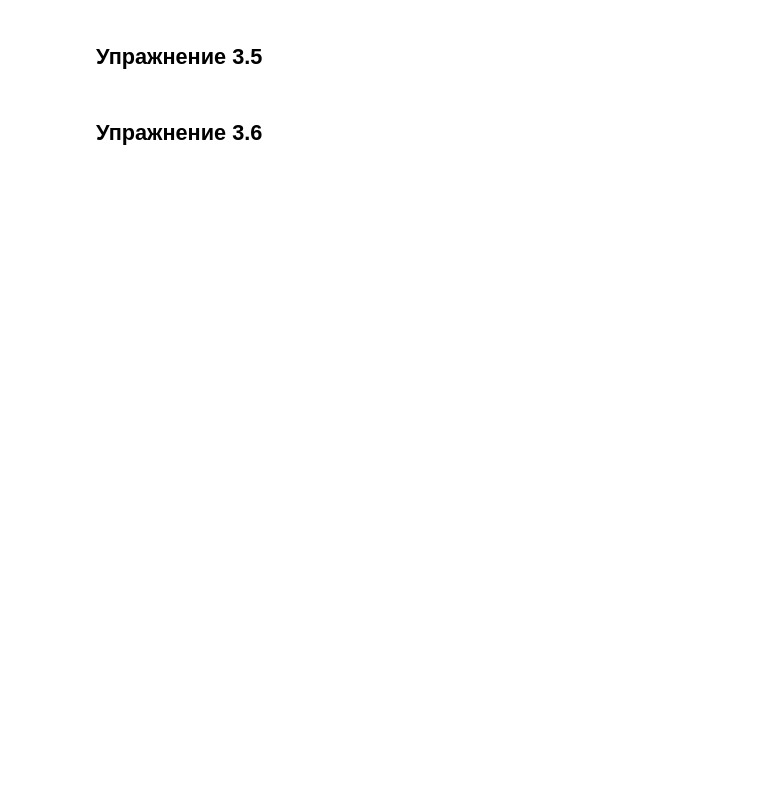
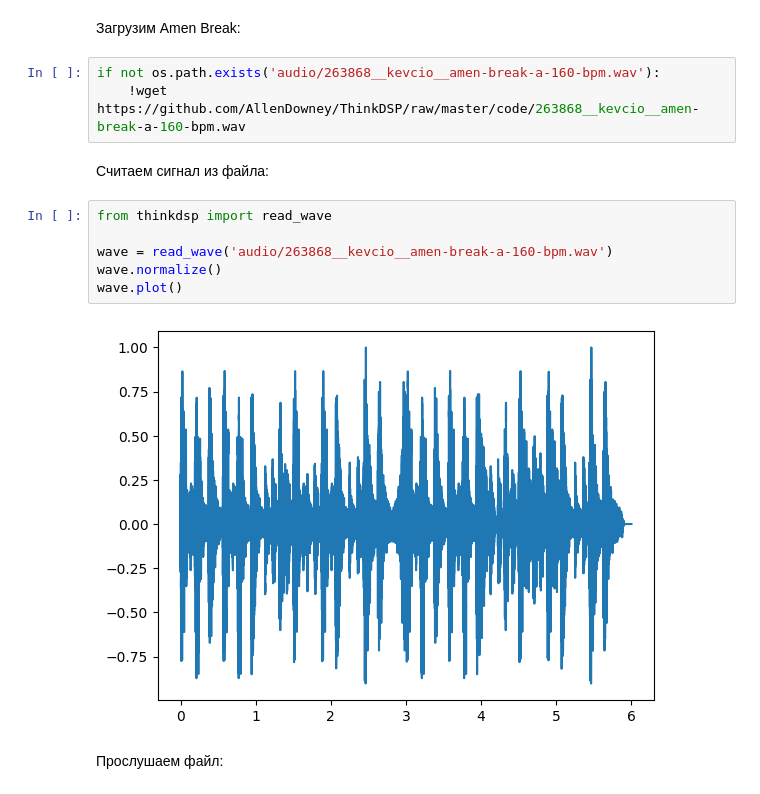
Before and after one commit to zeov1/telecom-6, a Jupyter notebook: nesterenko_lab11.ipynb, the cells around one changed output. Saved outputs shown, nothing was run; the diff lists cells and outputs as text; blank space fills up the shorter version.

```diff
--- a/nesterenko_lab11.ipynb
+++ b/nesterenko_lab11.ipynb
@@ -21,4 +27,17 @@
-# %% [markdown]
-## Упражнение 3.5
-# %% [markdown]
-## Упражнение 3.6
+# %% [markdown]
+Загрузим Amen Break:
+# %%
+if not os.path.exists('audio/263868__kevcio__amen-break-a-160-bpm.wav'):
+    !wget https://github.com/AllenDowney/ThinkDSP/raw/master/code/263868__kevcio__amen-break-a-160-bpm.wav
+# %% [markdown]
+Считаем сигнал из файла:
+# %%
+from thinkdsp import read_wave
+
+wave = read_wave('audio/263868__kevcio__amen-break-a-160-bpm.wav')
+wave.normalize()
+wave.plot()
+# %% [output]
+[figure, added]
+# %% [markdown]
+Прослушаем файл:
```
Also changed, not shown: parts of 25 cells of this notebook, 10 other files.
